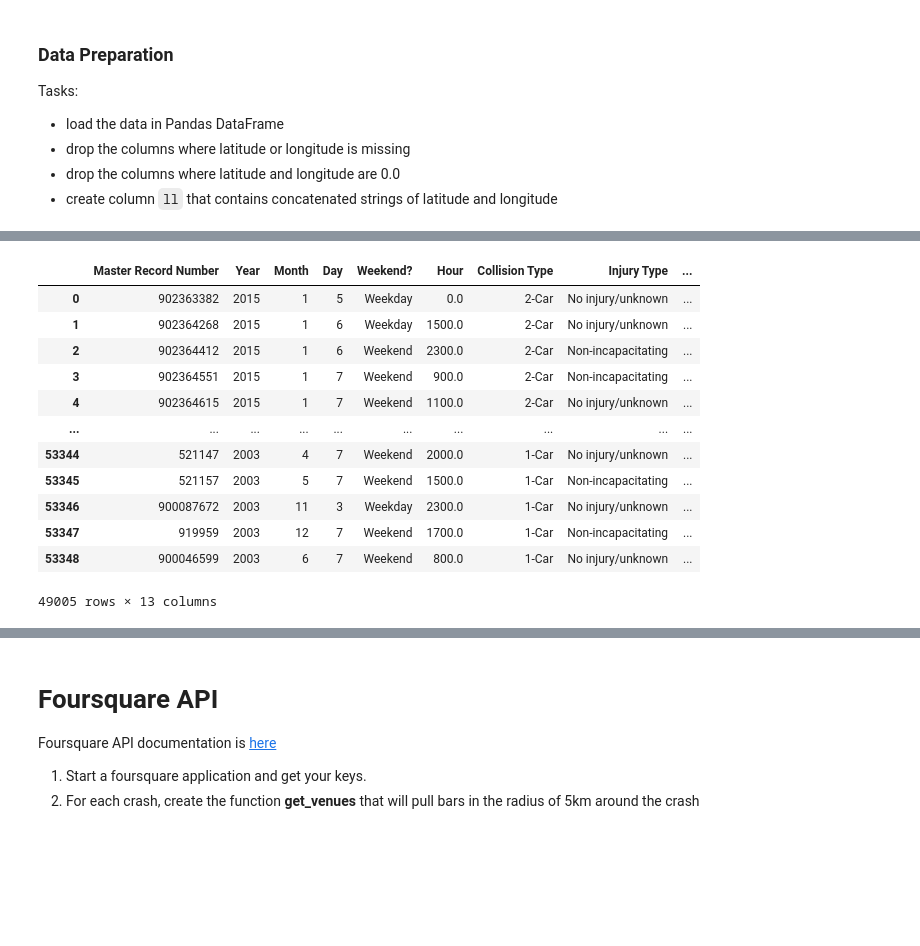
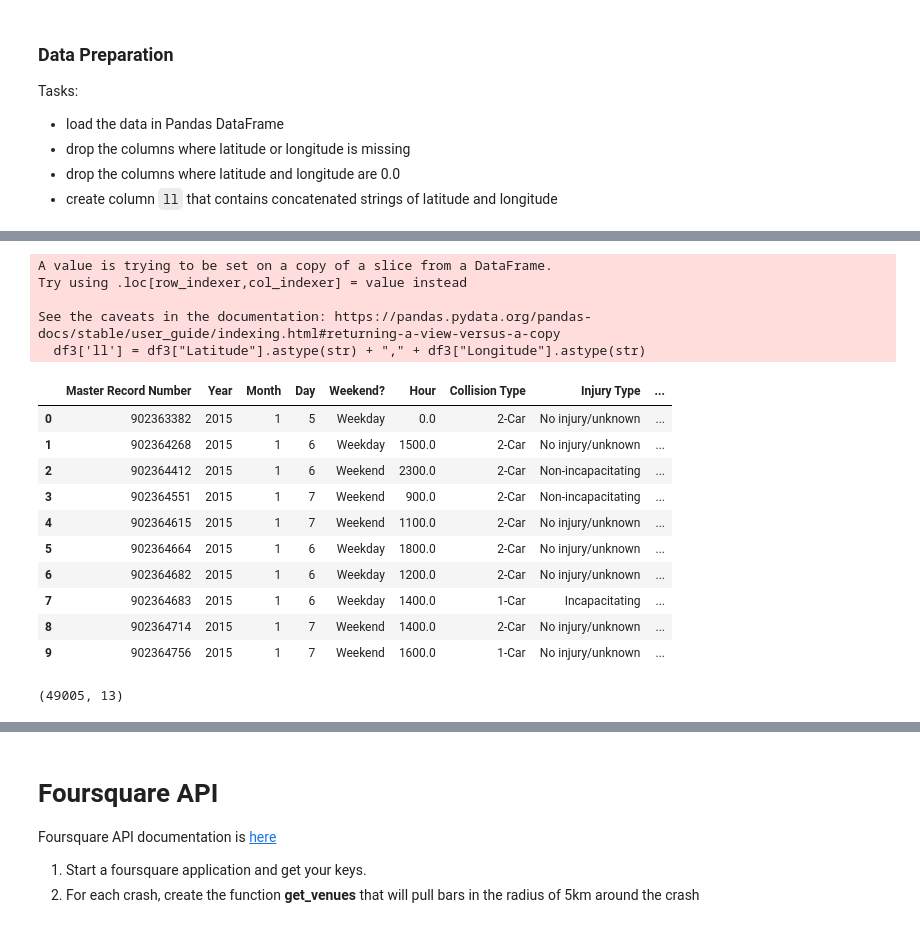
Before and after one commit to ryan-ferns/DS_auticon_week_2, a Jupyter notebook: project_I.ipynb, the cells around one changed output, grey strips where cells are left out. Cells and saved outputs as stored; diff of their text form; code cells hidden in the pictures; blank space fills up the shorter version.

```diff
--- a/project_I.ipynb
+++ b/project_I.ipynb
@@ -73,3 +78,0 @@ Int64Index([   58,    63,    74,   101,   121,   124,   149,   157,   196,
-# %%
-df2 = df2.drop(zero_lat_index)
-df2
@@ -111,0 +83,5 @@ dtype: object
+# %%
+# Here we are removing the columns where latitude and longitude are 0.0.
+
+df3 = df2[(df2["Latitude"] != 0) | (df2["Longitude"] != 0)] # | represents Boolean OR.
+df3.shape
@@ -112,17 +104,24 @@ dtype: object
 # %%
-df2['ll'] = df2["Latitude"].astype(str) + ", " + df2["Longitude"].astype(str)
-df2
+df3['ll'] = df3["Latitude"].astype(str) + "," + df3["Longitude"].astype(str)
+df3.head(10)
 # %% [output]
+A value is trying to be set on a copy of a slice from a DataFrame.
+Try using .loc[row_indexer,col_indexer] = value instead
+
+See the caveats in the documentation: https://pandas.pydata.org/pandas-docs/stable/user_guide/indexing.html#returning-a-view-versus-a-copy
+  df3['ll'] = df3["Latitude"].astype(str) + "," + df3["Longitude"].astype(str)
 |  | Master Record Number | Year | Month | Day | Weekend? | Hour | Collision Type | Injury Type | ... |
 | 0 | 902363382 | 2015 | 1 | 5 | Weekday | 0.0 | 2-Car | No injury/unknown | ... |
 | 1 | 902364268 | 2015 | 1 | 6 | Weekday | 1500.0 | 2-Car | No injury/unknown | ... |
 | 2 | 902364412 | 2015 | 1 | 6 | Weekend | 2300.0 | 2-Car | Non-incapacitating | ... |
 | 3 | 902364551 | 2015 | 1 | 7 | Weekend | 900.0 | 2-Car | Non-incapacitating | ... |
 | 4 | 902364615 | 2015 | 1 | 7 | Weekend | 1100.0 | 2-Car | No injury/unknown | ... |
-| ... | ... | ... | ... | ... | ... | ... | ... | ... | ... |
-| 53344 | 521147 | 2003 | 4 | 7 | Weekend | 2000.0 | 1-Car | No injury/unknown | ... |
-| 53345 | 521157 | 2003 | 5 | 7 | Weekend | 1500.0 | 1-Car | Non-incapacitating | ... |
-| 53346 | 900087672 | 2003 | 11 | 3 | Weekday | 2300.0 | 1-Car | No injury/unknown | ... |
-| 53347 | 919959 | 2003 | 12 | 7 | Weekend | 1700.0 | 1-Car | Non-incapacitating | ... |
-| 53348 | 900046599 | 2003 | 6 | 7 | Weekend | 800.0 | 1-Car | No injury/unknown | ... |
+| 5 | 902364664 | 2015 | 1 | 6 | Weekday | 1800.0 | 2-Car | No injury/unknown | ... |
+| 6 | 902364682 | 2015 | 1 | 6 | Weekday | 1200.0 | 2-Car | No injury/unknown | ... |
+| 7 | 902364683 | 2015 | 1 | 6 | Weekday | 1400.0 | 1-Car | Incapacitating | ... |
+| 8 | 902364714 | 2015 | 1 | 7 | Weekend | 1400.0 | 2-Car | No injury/unknown | ... |
+| 9 | 902364756 | 2015 | 1 | 7 | Weekend | 1600.0 | 1-Car | No injury/unknown | ... |
-49005 rows × 13 columns
+# %%
+df3.shape
+# %% [output]
+(49005, 13)
```
Also changed, not shown: parts of 33 cells of this notebook.
